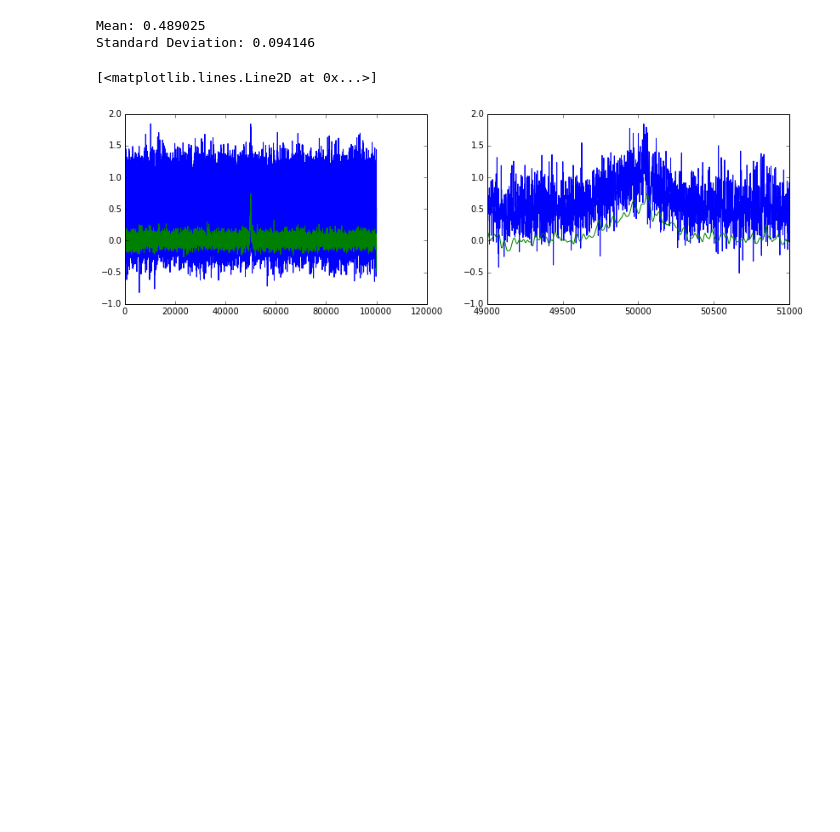
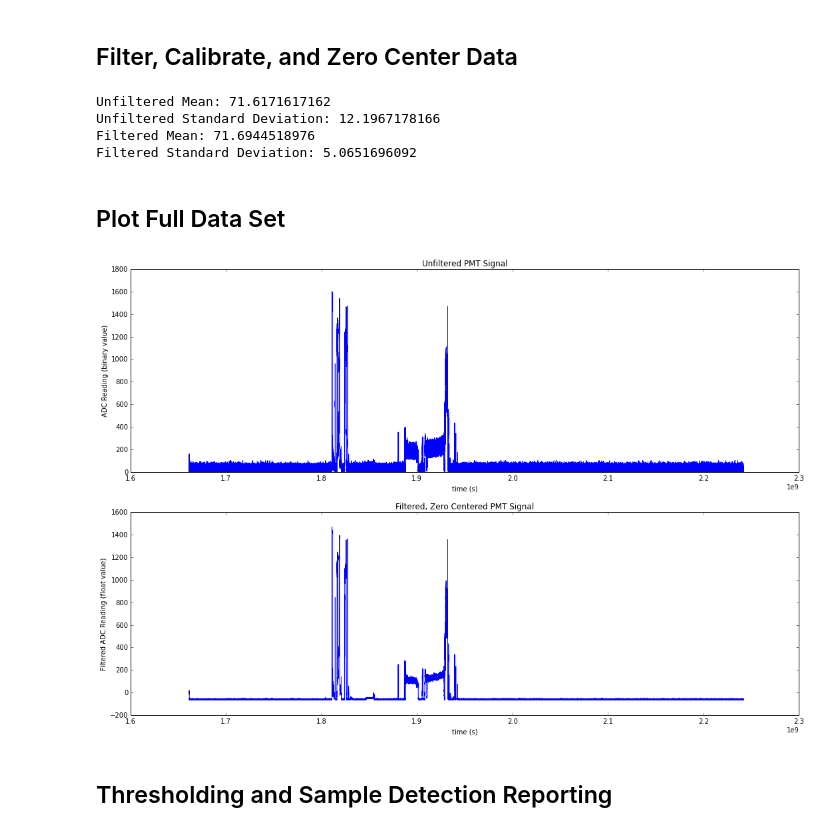
Before and after one commit to naushad-rahman/LIFSrProj_F15, a Jupyter notebook: DSP/simulation/dc_processing.ipynb, the cells around one changed output. Cells and saved outputs as stored; diff of their text form; code cells hidden in the pictures; blank space fills up the shorter version.

Commit message:
modifications to post processing and dc processing analysis ipython notebook

```diff
--- a/DSP/simulation/dc_processing.ipynb
+++ b/DSP/simulation/dc_processing.ipynb
@@ -92,26 +182,54 @@ ax2.set_ylabel('Phase in ($\pi$ rad)')
 [figure]
-# %%
-# Filter received signal and subtract callibration mean
-h = signal.convolve(y, lp_filter)
-h_mean = np.mean(h[cal_rng])
-h_std = np.std(h[cal_rng])
-h = h - h_mean
-
-# Print mean and statndard deviation of filtered signal
-print 'Mean: %f' % h_mean
-print 'Standard Deviation: %f' % h_std
-# %% [output]
-Mean: 0.489025
-Standard Deviation: 0.094146
+# %% [markdown]
+## Filter, Calibrate, and Zero Center Data
+# %%
+# Filter received signal and subtract callibration mean
+h = signal.convolve(y, lp_filter)
+h = h[len(lp_filter)-1:len(h)]
+
+# Callabration of processing
+CALIBRATION_START = 0 #Sample at which to start callibration
+CALIBRATION_END = CALIBRATION_START + CALIBRATION_WIDTH #Sample at which to end callibration
+cal_rng = range(CALIBRATION_START,CALIBRATION_END)
+
+# Calculate mean and standard deviation of unfiltered signal
+y_mean = np.mean(y[cal_rng])
+y_std = np.std(y[cal_rng])
+print('Unfiltered Mean:', y_mean)
+print('Unfiltered Standard Deviation:', y_std)
+
+# Print mean and statndard deviation of filtered signal
+h_mean = np.mean(h[cal_rng])
+h_std = np.std(h[cal_rng])
+print('Filtered Mean:', h_mean)
+print('Filtered Standard Deviation:', h_std)
+
+# Subtract filtered mean (Baseline) from filtered signal
+h = h - h_mean
+# %% [output]
+Unfiltered Mean: 71.6171617162
+Unfiltered Standard Deviation: 12.1967178166
+Filtered Mean: 71.6944518976
+Filtered Standard Deviation: 5.0651696092
+# %% [markdown]
+## Plot Full Data Set
 # %%
 # Plot received singal with filtered callibrated signal
-fig, (ax, ax2) = plt.subplots(1, 2, figsize=(14,4))
-ax.plot(y)
-ax.plot(h)
-ax2.plot(VIEW_RNG, y[VIEW_RNG])
-ax2.plot(VIEW_RNG, h[VIEW_RNG])
+fig, (ax, ax2) = plt.subplots(2, figsize=(18,12))
+ax.plot(t, y)
+ax.set_title('Unfiltered PMT Signal')
+ax.set_xlabel('time (s)')
+ax.set_ylabel('ADC Reading (binary value)')
+
+ax2.plot(t, h)
+ax2.set_title('Filtered, Zero Centered PMT Signal')
+ax2.set_xlabel('time (s)')
+ax2.set_ylabel('Filtered ADC Reading (float value)')
+
+plt.show()
 # %% [output]
-[<matplotlib.lines.Line2D at 0x...>]
-[figure, old version]
+[figure, new version]
+# %% [markdown]
+## Thresholding and Sample Detection Reporting
 # %%
 # Threshold and identify sample (hard threshold)
```
Also changed, not shown: parts of 25 cells of this notebook.
